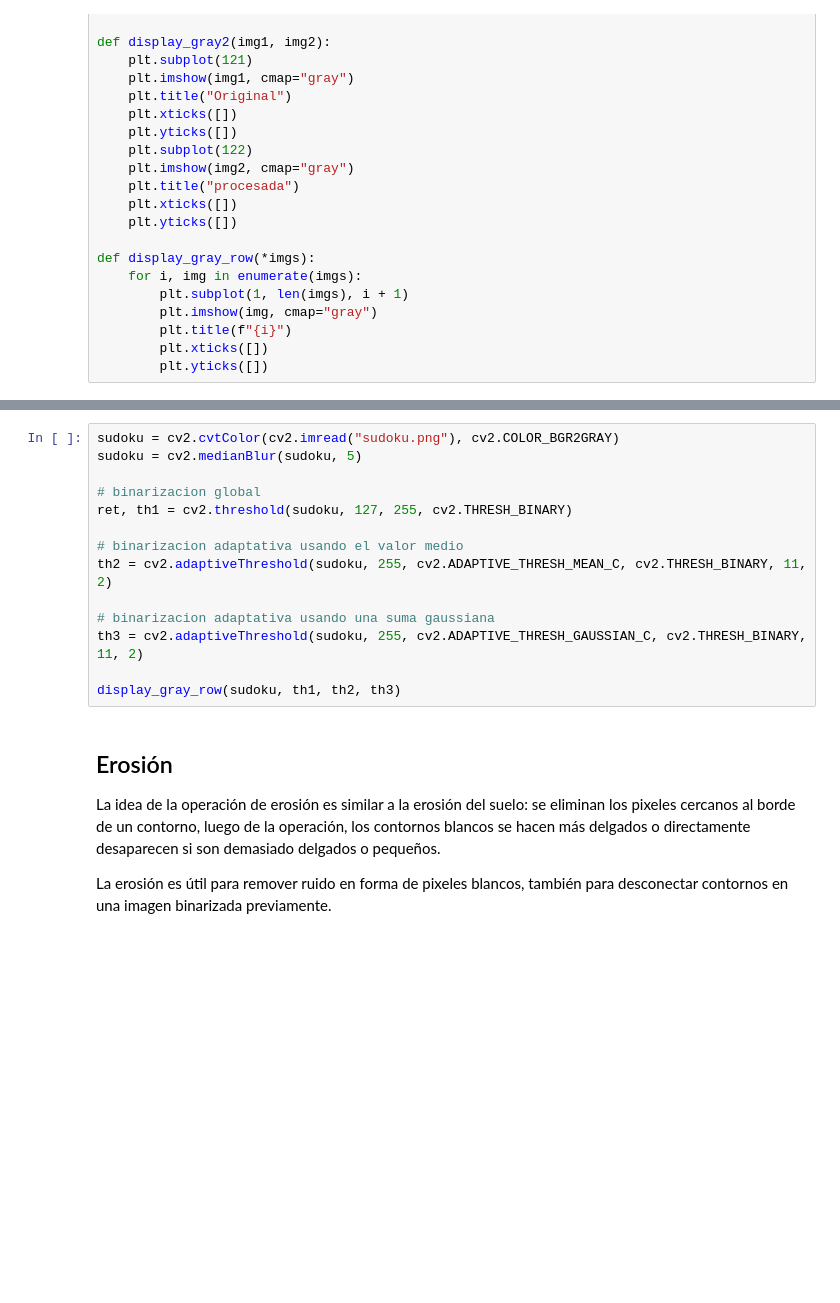
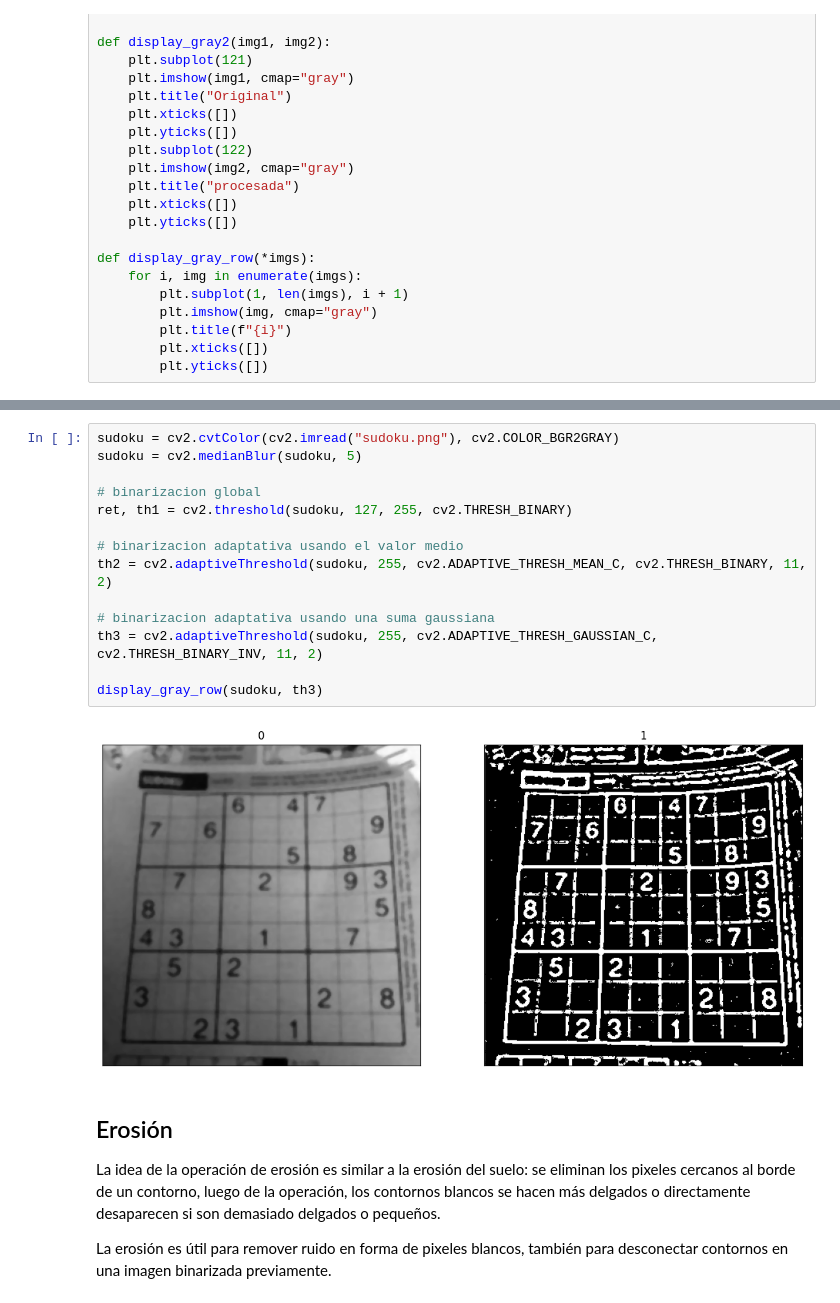
Before and after one commit to tabris2015/computer_vision_unifranz_2024, a Jupyter notebook: 3.procesamiento_de_imagenes/3.3.operaciones_morfologicas.ipynb, the cells around one changed output, grey strips where cells are left out. Saved outputs shown, nothing was run; the diff lists cells and outputs as text; blank space fills up the shorter version.

```diff
--- a/3.procesamiento_de_imagenes/3.3.operaciones_morfologicas.ipynb
+++ b/3.procesamiento_de_imagenes/3.3.operaciones_morfologicas.ipynb
@@ -61,17 +70,19 @@ display_gray2(gray, thres)
 # %%
 sudoku = cv2.cvtColor(cv2.imread("sudoku.png"), cv2.COLOR_BGR2GRAY)
 sudoku = cv2.medianBlur(sudoku, 5)
 
 # binarizacion global
 ret, th1 = cv2.threshold(sudoku, 127, 255, cv2.THRESH_BINARY)
 
 # binarizacion adaptativa usando el valor medio
 th2 = cv2.adaptiveThreshold(sudoku, 255, cv2.ADAPTIVE_THRESH_MEAN_C, cv2.THRESH_BINARY, 11, 2)
 
 # binarizacion adaptativa usando una suma gaussiana
-th3 = cv2.adaptiveThreshold(sudoku, 255, cv2.ADAPTIVE_THRESH_GAUSSIAN_C, cv2.THRESH_BINARY, 11, 2)
+th3 = cv2.adaptiveThreshold(sudoku, 255, cv2.ADAPTIVE_THRESH_GAUSSIAN_C, cv2.THRESH_BINARY_INV, 11, 2)
 
-display_gray_row(sudoku, th1, th2, th3)
+display_gray_row(sudoku, th3)
+# %% [output]
+[figure, added]
 # %% [markdown]
 ## Erosión
 La idea de la operación de erosión es similar a la erosión del suelo: se eliminan los pixeles cercanos al borde de un contorno, luego de la operación, los contornos blancos se hacen más delgados o directamente desaparecen si son demasiado delgados o pequeños.
```
Also changed, not shown: parts of 11 cells of this notebook, 2 other files.
